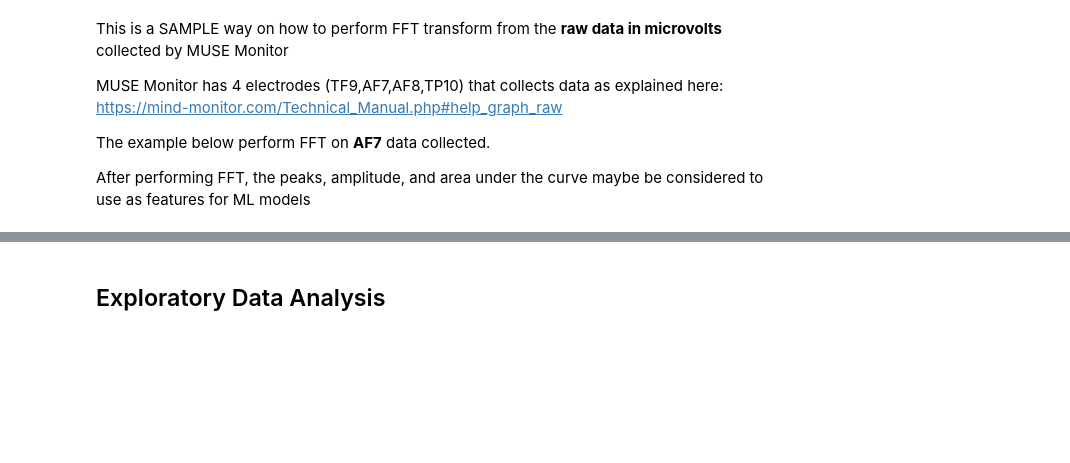
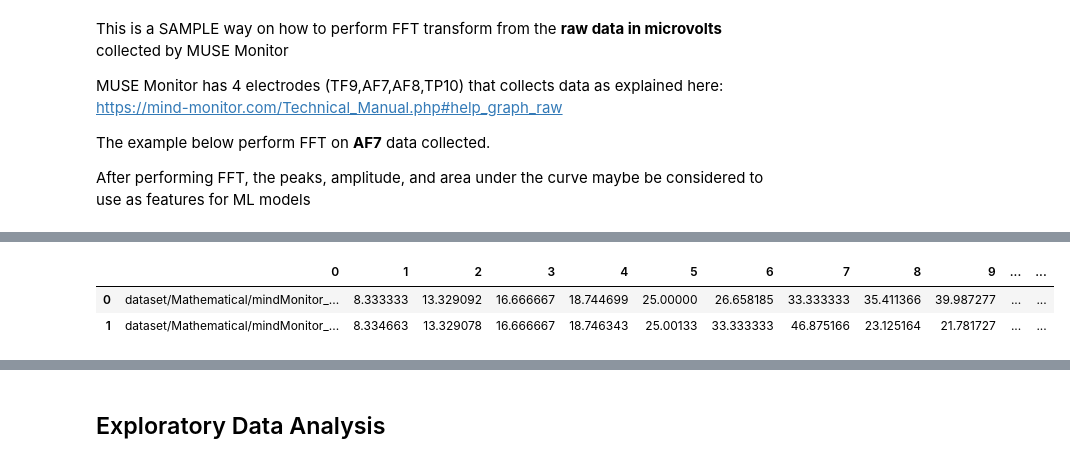
Before and after one commit to piramonpan/MANU-465-EEG-Project, a Jupyter notebook: main.ipynb, the cells around one changed output, grey strips where cells are left out. Drawn from its saved outputs; the diff is of its cells as text; code cells hidden in the pictures; blank space fills up the shorter version.

```diff
--- a/main.ipynb
+++ b/main.ipynb
@@ -20,6 +20,8 @@ import tensorflow as tf
 SAMPLING_RATE = 200
 CREATIVE_DIR = 'dataset/Drawing/'
 MATH_DIR = 'dataset/Mathematical/'
+
+RAW_CHANNEL = ['RAW_AF7', 'RAW_AF8', 'RAW_TP9', 'RAW_TP10']
 # %% [markdown]
 ## Importing Raw Data Collected
 # %%
@@ -73,0 +117,95 @@ plt.show()
+# %%
+from scipy.signal import find_peaks
+from numpy import trapezoid #type: ignore
+
+def get_fft(dataset, channel : str):
+    """Perform FFT on the data of the channel specfied from the range of 0.5 to 50 Hz
+
+    Args:
+        dataset (pd.DataFrame): _description_
+        channel (str): _description_
+
+    Returns:
+        _type_: _description_
+    """
+    dataset = dataset[channel]
+
+    # Perform FFT
+    n = len(dataset)                 # length of the signal
+    k = np.arange(n)
+    T = n/SAMPLING_RATE
+    frq = k/T                 # two sides frequency range
+    zz=int(n/2)
+
+    freq = frq[range(zz)]           # one side frequency range
+    Y = np.fft.fft(dataset)/n              # fft computing and normalization
+    Y = abs(Y[range(zz)])
+
+    # get only frequency from 0.5 to 50 Hz
+    freq_mask = (freq>0.5) & (freq<50)
+    filtered_freq = freq[freq_mask]
+    filtered_Y = Y[freq_mask]
+
+    print("Length of freq: ", len(filtered_freq))
+
+    return filtered_freq, filtered_Y
+
+def get_peaks(filtered_freq, filtered_Y):
+    if max(filtered_freq) > 60:
+        print("Warning: Detected frequency Higher than 60 Hz. Please remove it before continuing")
+        return
+
+    # Get the peaks
+    peaks, properties = find_peaks(filtered_Y, height=10)
+
+    return [filtered_freq[i] for i in peaks], properties['peak_heights']
+
+def get_area(filtered_Y):
+    return trapezoid(abs(filtered_Y), dx=1)
+
+def feature_extraction():
+    feature_data = []
+
+    # for each file
+    for i, file in enumerate(math_files[0:2]):
+        # initialize lists
+        peaks_list = []
+        amplitude_list = []
+        area_list = []
+
+        # get a cleaned up dataframe
+        dataset = cleaned_up_data(file)
+
+        # extract data from electrodes
+        for channel in RAW_CHANNEL:
+            freq, y = get_fft(dataset, channel)
+            peaks, peak_heights = get_peaks(freq, y) # type: ignore
+            area = get_area(y)
+
+            peaks_list.extend(peaks)
+            amplitude_list.extend(peak_heights)
+            area_list.append(area)
+
+            print("File {} channel {} has {} peaks".format(file, channel, len(peaks)))
+
+        # extract data from brainwaves
+        for channel in ['Delta_Average', 'Gamma_Average', 'Theta_Average', 'Alpha_Average', 'Beta_Average']:
+            freq, y = get_fft(dataset, channel)
+            peaks, peak_heights = get_peaks(freq, y) # type: ignore
+
+            peaks_list.extend(peaks)
+            amplitude_list.extend(peak_heights)
+
+            print("File {} channel {} has {} peaks".format(file, channel, len(peaks)))
+
+        file_info = [file] + peaks_list + amplitude_list + area_list
+        feature_data.append(file_info)
+
+    # Convert to DataFrame
+    feature_data = pd.DataFrame(feature_data)
+
+    return feature_data
+
+feature_extraction()
+# TODO: only extract the 5 highest peaks
+# %% [output]
@@ -73,0 +229,3 @@ plt.show()
+|  | 0 | 1 | 2 | 3 | 4 | 5 | 6 | 7 | 8 | 9 | ... | ... |
+| 0 | dataset/Mathematical/mindMonitor_... | 8.333333 | 13.329092 | 16.666667 | 18.744699 | 25.00000 | 26.658185 | 33.333333 | 35.411366 | 39.987277 | ... | ... |
+| 1 | dataset/Mathematical/mindMonitor_... | 8.334663 | 13.329078 | 16.666667 | 18.746343 | 25.00133 | 33.333333 | 46.875166 | 23.125164 | 21.781727 | ... | ... |
```
Also changed, not shown: parts of 11 cells of this notebook, 5 other files.
